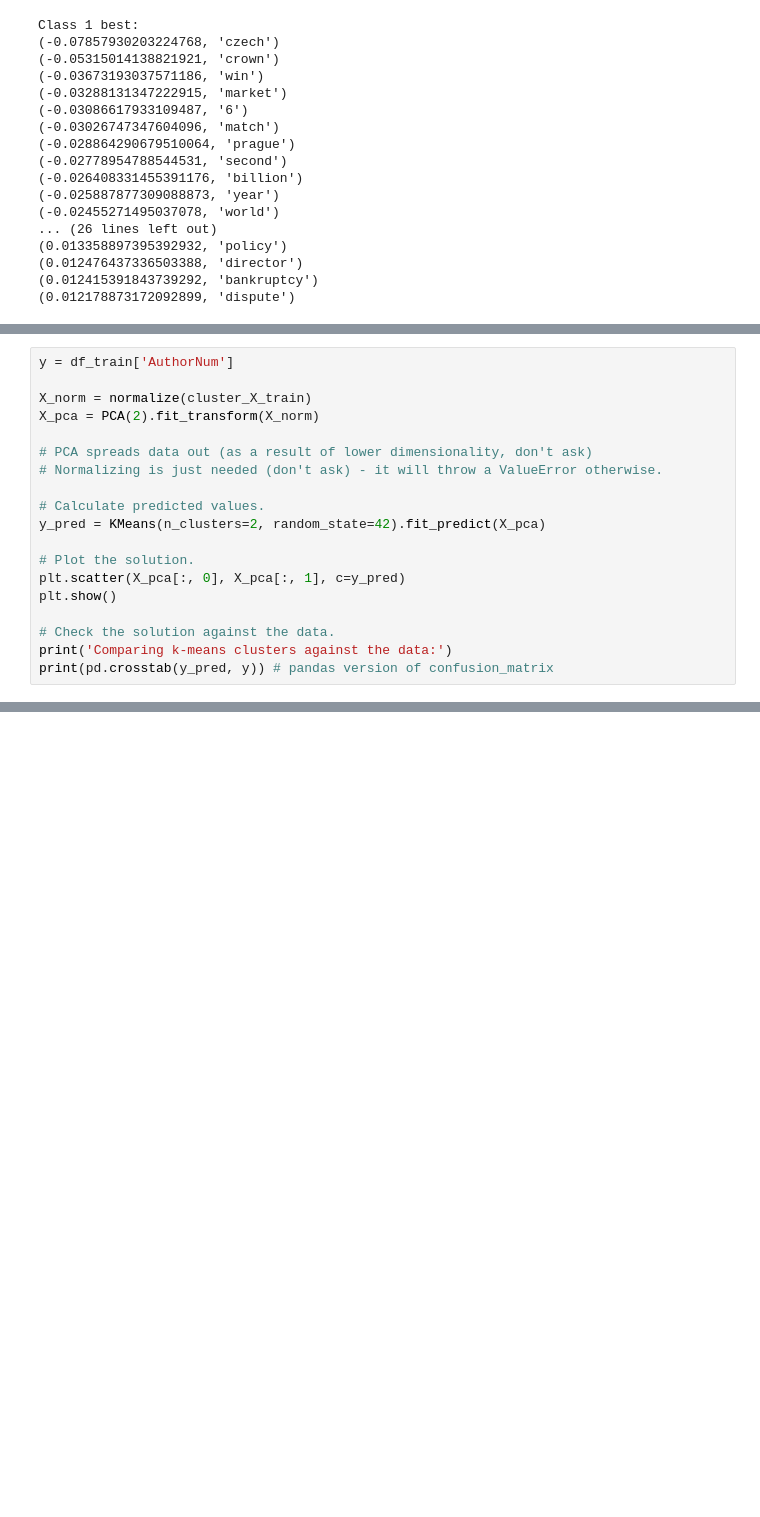
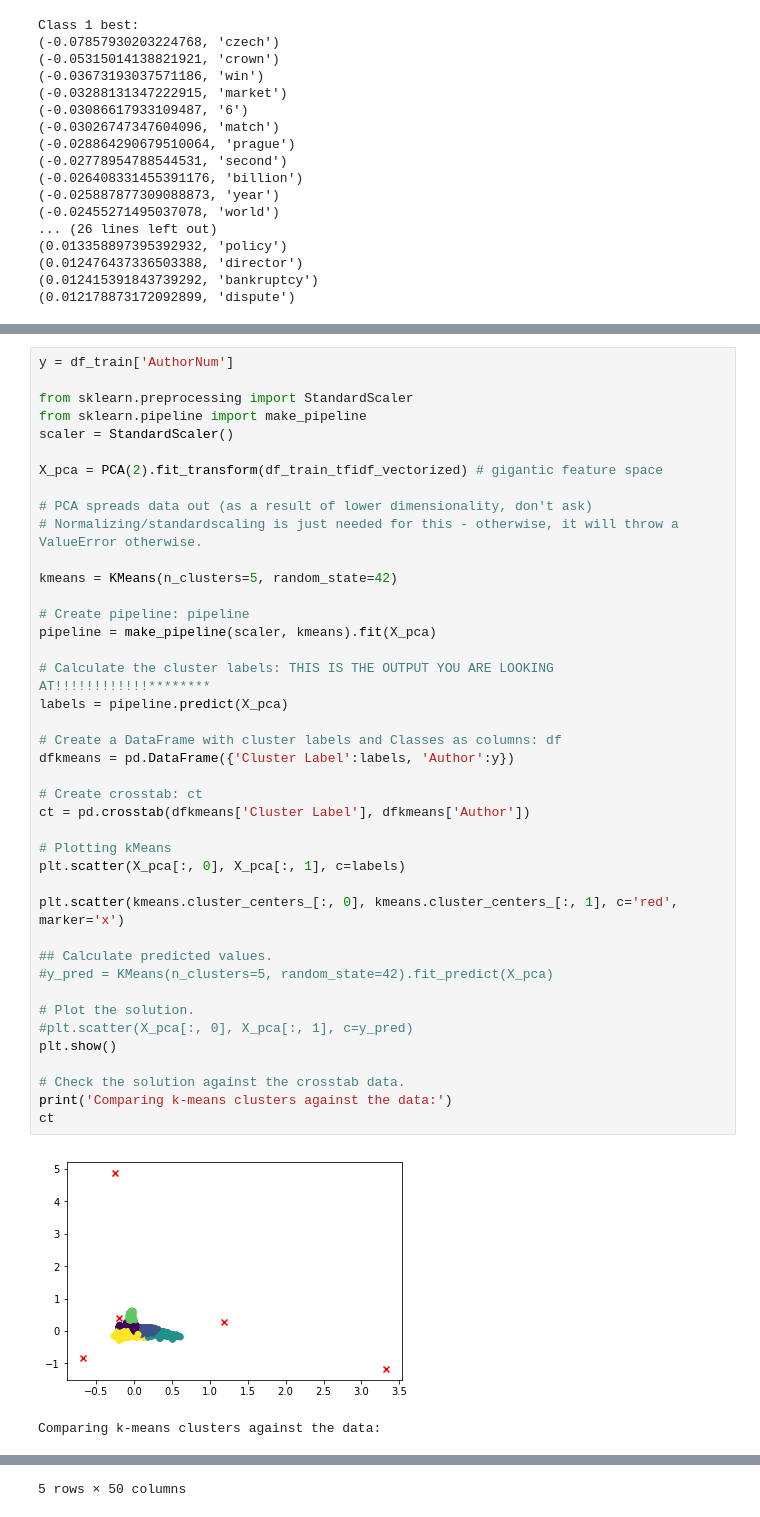
Before and after one commit to jafonte01/CAPSTONE---Unsupervised-Learning, a Jupyter notebook: Unit 4 NEW Capstone .ipynb, the cells around one changed output, grey strips where cells are left out. Cells and saved outputs as stored; diff of their text form; blank space fills up the shorter version.

```diff
--- a/Unit 4 NEW Capstone .ipynb
+++ b/Unit 4 NEW Capstone .ipynb
@@ -511,19 +529,44 @@ from sklearn.cluster import MiniBatchKMeans
 # %%
 y = df_train['AuthorNum']
 
-X_norm = normalize(cluster_X_train)
-X_pca = PCA(2).fit_transform(X_norm)
+from sklearn.preprocessing import StandardScaler
+from sklearn.pipeline import make_pipeline
+scaler = StandardScaler()
+
+X_pca = PCA(2).fit_transform(df_train_tfidf_vectorized) # gigantic feature space
 
 # PCA spreads data out (as a result of lower dimensionality, don't ask)
-# Normalizing is just needed (don't ask) - it will throw a ValueError otherwise.
+# Normalizing/standardscaling is just needed for this - otherwise, it will throw a ValueError otherwise.
 
-# Calculate predicted values.
-y_pred = KMeans(n_clusters=2, random_state=42).fit_predict(X_pca)
+kmeans = KMeans(n_clusters=5, random_state=42)
+
+# Create pipeline: pipeline
+pipeline = make_pipeline(scaler, kmeans).fit(X_pca)
+
+# Calculate the cluster labels: THIS IS THE OUTPUT YOU ARE LOOKING AT!!!!!!!!!!!!********
+labels = pipeline.predict(X_pca)
+
+# Create a DataFrame with cluster labels and Classes as columns: df
+dfkmeans = pd.DataFrame({'Cluster Label':labels, 'Author':y})
+
+# Create crosstab: ct
+ct = pd.crosstab(dfkmeans['Cluster Label'], dfkmeans['Author'])
+
+# Plotting kMeans
+plt.scatter(X_pca[:, 0], X_pca[:, 1], c=labels)
+
+plt.scatter(kmeans.cluster_centers_[:, 0], kmeans.cluster_centers_[:, 1], c='red', marker='x')
+
+## Calculate predicted values.
+#y_pred = KMeans(n_clusters=5, random_state=42).fit_predict(X_pca)
 
 # Plot the solution.
-plt.scatter(X_pca[:, 0], X_pca[:, 1], c=y_pred)
+#plt.scatter(X_pca[:, 0], X_pca[:, 1], c=y_pred)
 plt.show()
 
-# Check the solution against the data.
+# Check the solution against the crosstab data.
 print('Comparing k-means clusters against the data:')
-print(pd.crosstab(y_pred, y)) # pandas version of confusion_matrix
+ct
+# %% [output]
+[figure, added]
+Comparing k-means clusters against the data:
@@ -529,0 +580 @@ print(pd.crosstab(y_pred, y)) # pandas version of confusion_matrix
+5 rows × 50 columns
```
Also changed, not shown: parts of 16 cells of this notebook, 1 other file.
